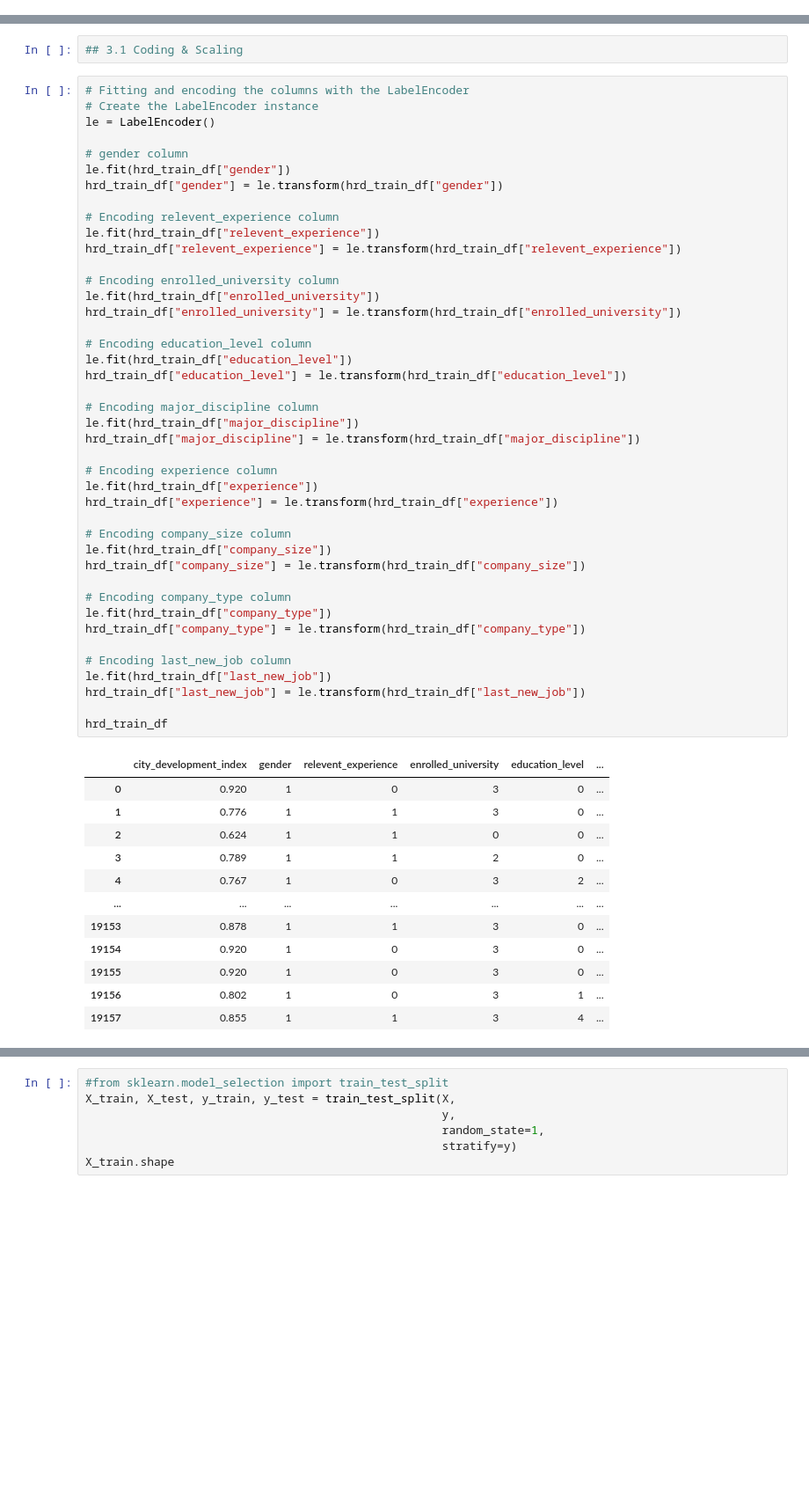
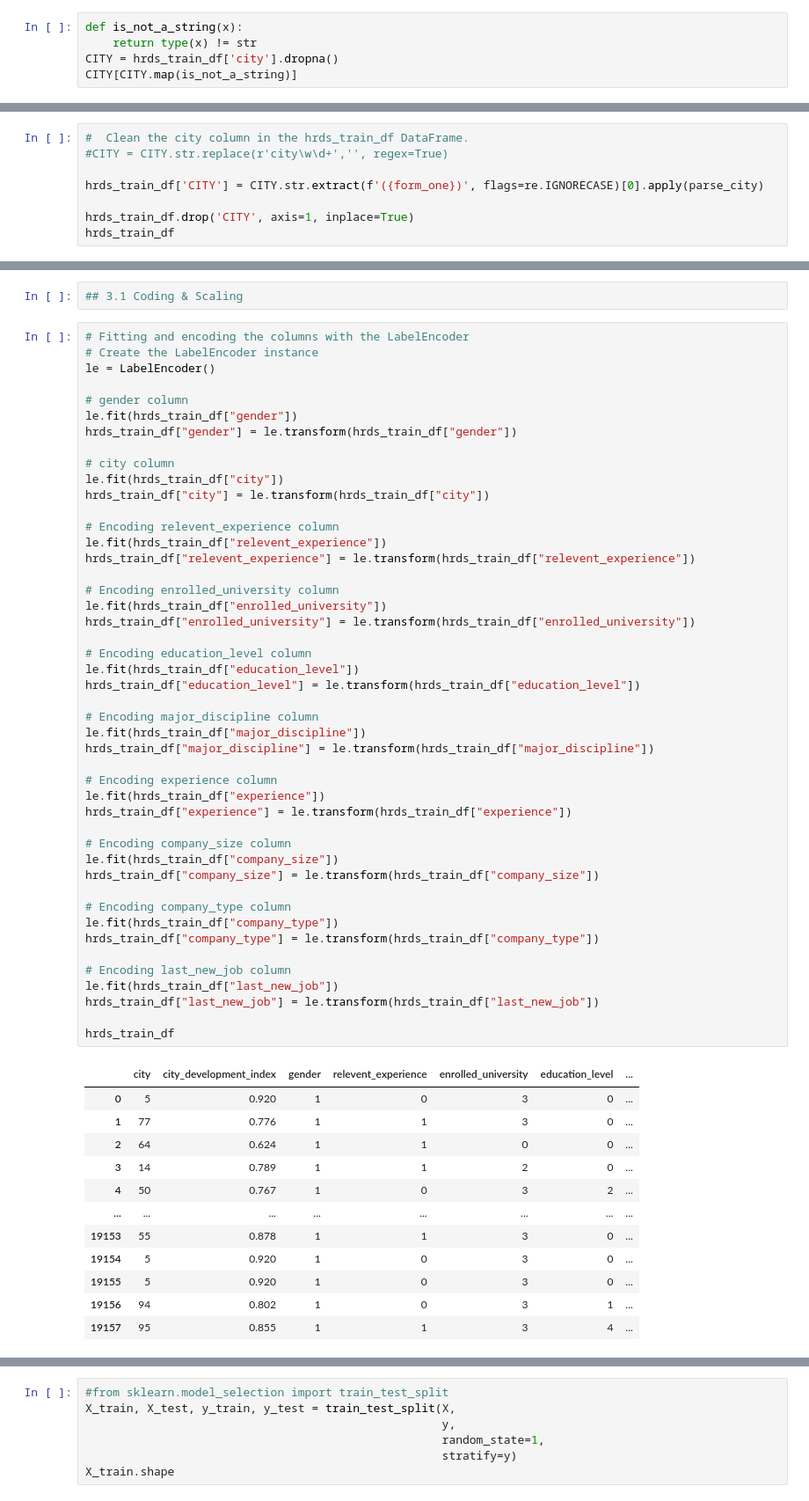
Before and after one commit to mermaidzhang/Job-Change-of-Data-Scientists, a Jupyter notebook: Segment2_code.ipynb, the cells around one changed output, grey strips where cells are left out. Shown at 88% size. Drawn from its saved outputs; the diff is of its cells as text; blank space fills up the shorter version.

Commit message:
Keep city column and drop the 'city_'

```diff
--- a/Segment2_code.ipynb
+++ b/Segment2_code.ipynb
@@ -486,0 +488,5 @@ plt.show()
+# %%
+def is_not_a_string(x):
+    return type(x) != str
+CITY = hrds_train_df['city'].dropna()
+CITY[CITY.map(is_not_a_string)]
@@ -486,0 +518,8 @@ plt.show()
+# %%
+#  Clean the city column in the hrds_train_df DataFrame.
+#CITY = CITY.str.replace(r'city\w\d+','', regex=True)
+
+hrds_train_df['CITY'] = CITY.str.extract(f'({form_one})', flags=re.IGNORECASE)[0].apply(parse_city)
+
+hrds_train_df.drop('CITY', axis=1, inplace=True)
+hrds_train_df
@@ -494,55 +545,59 @@ hrd_train_df.shape
 # %%
 # Fitting and encoding the columns with the LabelEncoder
 # Create the LabelEncoder instance
 le = LabelEncoder()
 
 # gender column
-le.fit(hrd_train_df["gender"])
-hrd_train_df["gender"] = le.transform(hrd_train_df["gender"])
+le.fit(hrds_train_df["gender"])
+hrds_train_df["gender"] = le.transform(hrds_train_df["gender"])
+
+# city column
+le.fit(hrds_train_df["city"])
+hrds_train_df["city"] = le.transform(hrds_train_df["city"])
 
 # Encoding relevent_experience column
-le.fit(hrd_train_df["relevent_experience"])
-hrd_train_df["relevent_experience"] = le.transform(hrd_train_df["relevent_experience"])
+le.fit(hrds_train_df["relevent_experience"])
+hrds_train_df["relevent_experience"] = le.transform(hrds_train_df["relevent_experience"])
 
 # Encoding enrolled_university column
-le.fit(hrd_train_df["enrolled_university"])
-hrd_train_df["enrolled_university"] = le.transform(hrd_train_df["enrolled_university"])
+le.fit(hrds_train_df["enrolled_university"])
+hrds_train_df["enrolled_university"] = le.transform(hrds_train_df["enrolled_university"])
 
 # Encoding education_level column
-le.fit(hrd_train_df["education_level"])
-hrd_train_df["education_level"] = le.transform(hrd_train_df["education_level"])
+le.fit(hrds_train_df["education_level"])
+hrds_train_df["education_level"] = le.transform(hrds_train_df["education_level"])
 
 # Encoding major_discipline column
-le.fit(hrd_train_df["major_discipline"])
-hrd_train_df["major_discipline"] = le.transform(hrd_train_df["major_discipline"])
+le.fit(hrds_train_df["major_discipline"])
+hrds_train_df["major_discipline"] = le.transform(hrds_train_df["major_discipline"])
 
 # Encoding experience column
-le.fit(hrd_train_df["experience"])
-hrd_train_df["experience"] = le.transform(hrd_train_df["experience"])
+le.fit(hrds_train_df["experience"])
+hrds_train_df["experience"] = le.transform(hrds_train_df["experience"])
 
 # Encoding company_size column
-le.fit(hrd_train_df["company_size"])
-hrd_train_df["company_size"] = le.transform(hrd_train_df["company_size"])
+le.fit(hrds_train_df["company_size"])
+hrds_train_df["company_size"] = le.transform(hrds_train_df["company_size"])
 
 # Encoding company_type column
-le.fit(hrd_train_df["company_type"])
-hrd_train_df["company_type"] = le.transform(hrd_train_df["company_type"])
+le.fit(hrds_train_df["company_type"])
+hrds_train_df["company_type"] = le.transform(hrds_train_df["company_type"])
 
 # Encoding last_new_job column
-le.fit(hrd_train_df["last_new_job"])
-hrd_train_df["last_new_job"] = le.transform(hrd_train_df["last_new_job"])
+le.fit(hrds_train_df["last_new_job"])
+hrds_train_df["last_new_job"] = le.transform(hrds_train_df["last_new_job"])
 
-hrd_train_df
+hrds_train_df
 # %% [output]
-|  | city_development_index | gender | relevent_experience | enrolled_university | education_level | ... |
-| 0 | 0.920 | 1 | 0 | 3 | 0 | ... |
-| 1 | 0.776 | 1 | 1 | 3 | 0 | ... |
-| 2 | 0.624 | 1 | 1 | 0 | 0 | ... |
-| 3 | 0.789 | 1 | 1 | 2 | 0 | ... |
-| 4 | 0.767 | 1 | 0 | 3 | 2 | ... |
-| ... | ... | ... | ... | ... | ... | ... |
-| 19153 | 0.878 | 1 | 1 | 3 | 0 | ... |
-| 19154 | 0.920 | 1 | 0 | 3 | 0 | ... |
-| 19155 | 0.920 | 1 | 0 | 3 | 0 | ... |
-| 19156 | 0.802 | 1 | 0 | 3 | 1 | ... |
-| 19157 | 0.855 | 1 | 1 | 3 | 4 | ... |
+|  | city | city_development_index | gender | relevent_experience | enrolled_university | education_level | ... |
+| 0 | 5 | 0.920 | 1 | 0 | 3 | 0 | ... |
+| 1 | 77 | 0.776 | 1 | 1 | 3 | 0 | ... |
+| 2 | 64 | 0.624 | 1 | 1 | 0 | 0 | ... |
+| 3 | 14 | 0.789 | 1 | 1 | 2 | 0 | ... |
+| 4 | 50 | 0.767 | 1 | 0 | 3 | 2 | ... |
+| ... | ... | ... | ... | ... | ... | ... | ... |
+| 19153 | 55 | 0.878 | 1 | 1 | 3 | 0 | ... |
+| 19154 | 5 | 0.920 | 1 | 0 | 3 | 0 | ... |
+| 19155 | 5 | 0.920 | 1 | 0 | 3 | 0 | ... |
+| 19156 | 94 | 0.802 | 1 | 0 | 3 | 1 | ... |
+| 19157 | 95 | 0.855 | 1 | 1 | 3 | 4 | ... |
```
Also changed, not shown: parts of 15 cells of this notebook, 1 other file.
